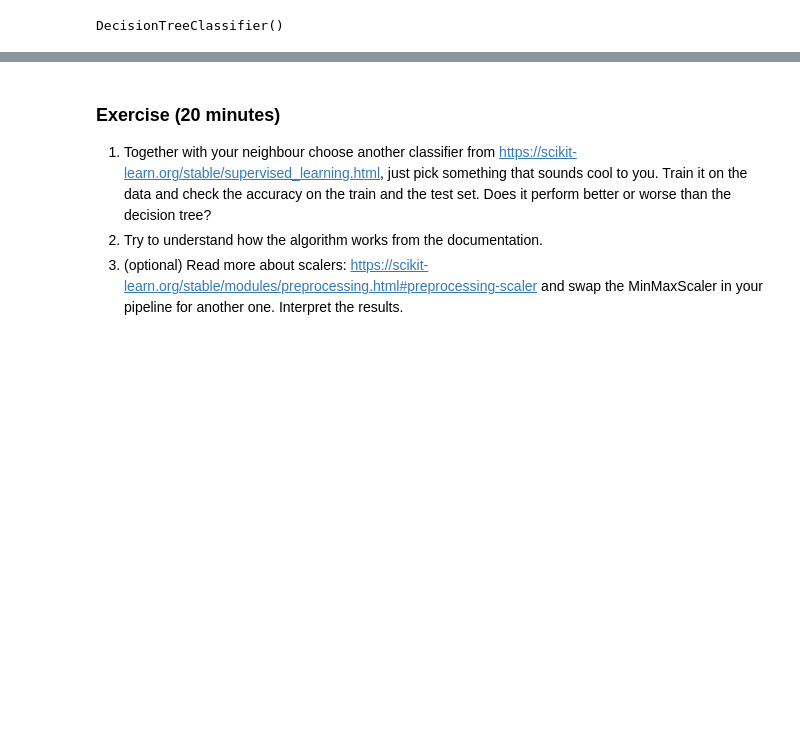
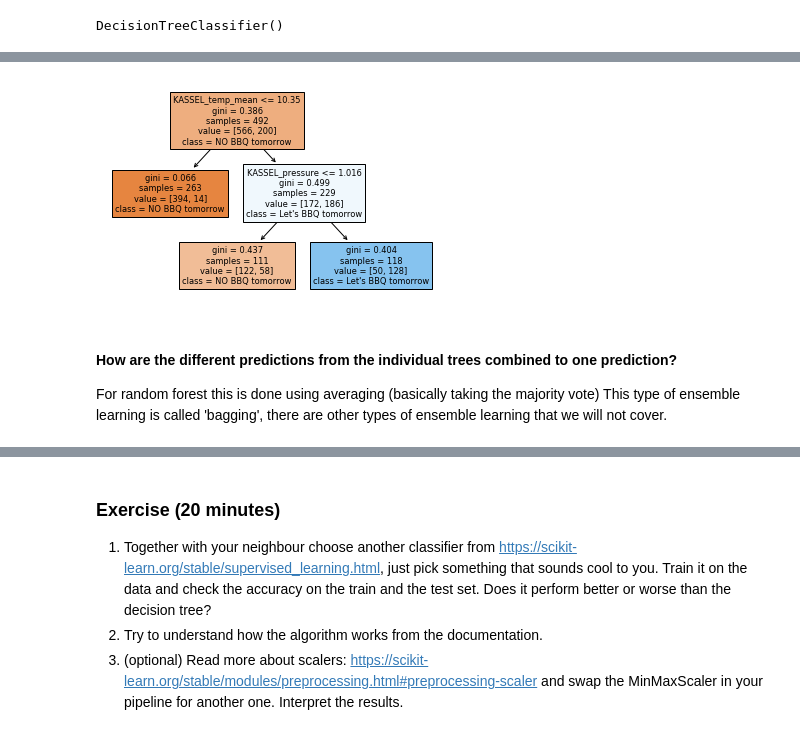
Before and after one commit to esciencecenter-digital-skills/SICSS-odissei-machine-learning, a Jupyter notebook: notebooks/3-Model-pipeline.ipynb, the cells around one changed output, grey strips where cells are left out. Drawn from its saved outputs; the diff is of its cells as text; code cells hidden in the pictures; blank space fills up the shorter version.

```diff
--- a/notebooks/3-Model-pipeline.ipynb
+++ b/notebooks/3-Model-pipeline.ipynb
@@ -195,0 +234,8 @@ tree_model.get_depth()
+# %%
+plot_decision_tree(classifier.estimators_[1])
+# %% [output]
+[figure, added]
+# %% [markdown]
+#### How are the different predictions from the individual trees combined to one prediction?
+For random forest this is done using averaging (basically taking the majority vote)
+This type of ensemble learning is called 'bagging', there are other types of ensemble learning that we will not cover.
```
Also changed, not shown: parts of 13 cells of this notebook.
